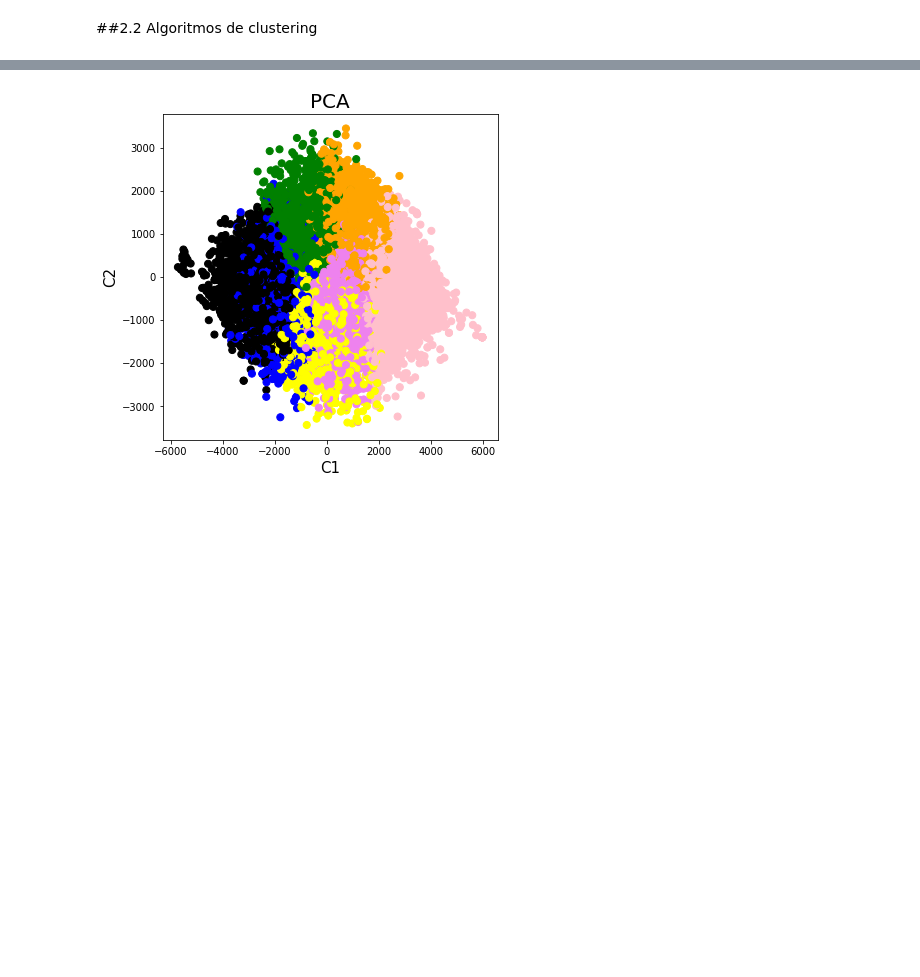
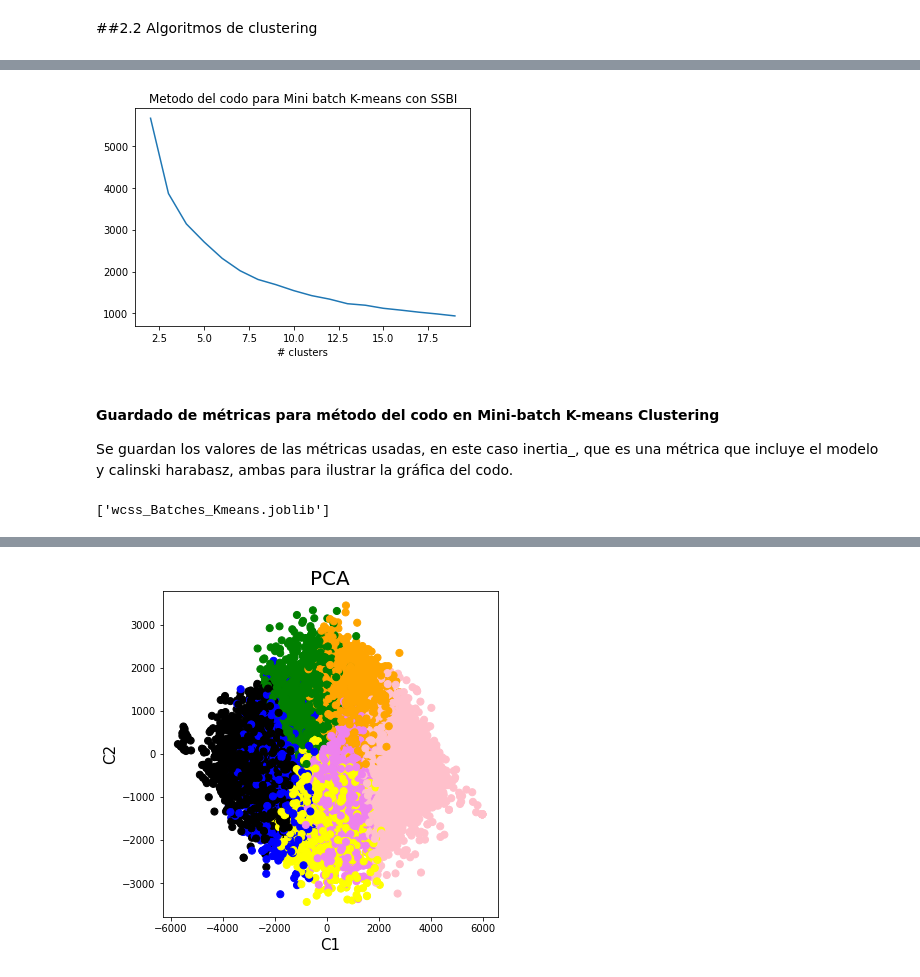
Before and after one commit to natalia0911/Tarea_Practica_3_IA, a Jupyter notebook: 2022_1_Trabajo_Practico_03_NataliaVargas_FabricioElizondo.ipynb, the cells around one changed output, grey strips where cells are left out. Saved outputs shown, nothing was run; the diff lists cells and outputs as text; code cells hidden in the pictures; blank space fills up the shorter version.

```diff
--- a/2022_1_Trabajo_Practico_03_NataliaVargas_FabricioElizondo.ipynb
+++ b/2022_1_Trabajo_Practico_03_NataliaVargas_FabricioElizondo.ipynb
@@ -203,0 +291,16 @@ wcss
+# %%
+plt.plot(range(2,20),SSBI_Batches)
+plt.title("Metodo del codo para Mini batch K-means con SSBI")
+plt.xlabel("# clusters")
+plt.show()
+# %% [output]
+[figure, added]
+# %% [markdown]
+#### Guardado de métricas para método del codo en Mini-batch K-means Clustering
+Se guardan los valores de las métricas usadas, en este caso inertia_, que es una métrica que incluye el modelo y calinski harabasz, ambas para ilustrar la gráfica del codo.
+# %%
+from joblib import dump
+dump(SSBI_Batches, 'SSBI_Batches_Kmeans.joblib')
+dump(wcss, 'wcss_Batches_Kmeans.joblib')
+# %% [output]
+['wcss_Batches_Kmeans.joblib']
```
Also changed, not shown: parts of 66 cells of this notebook.
